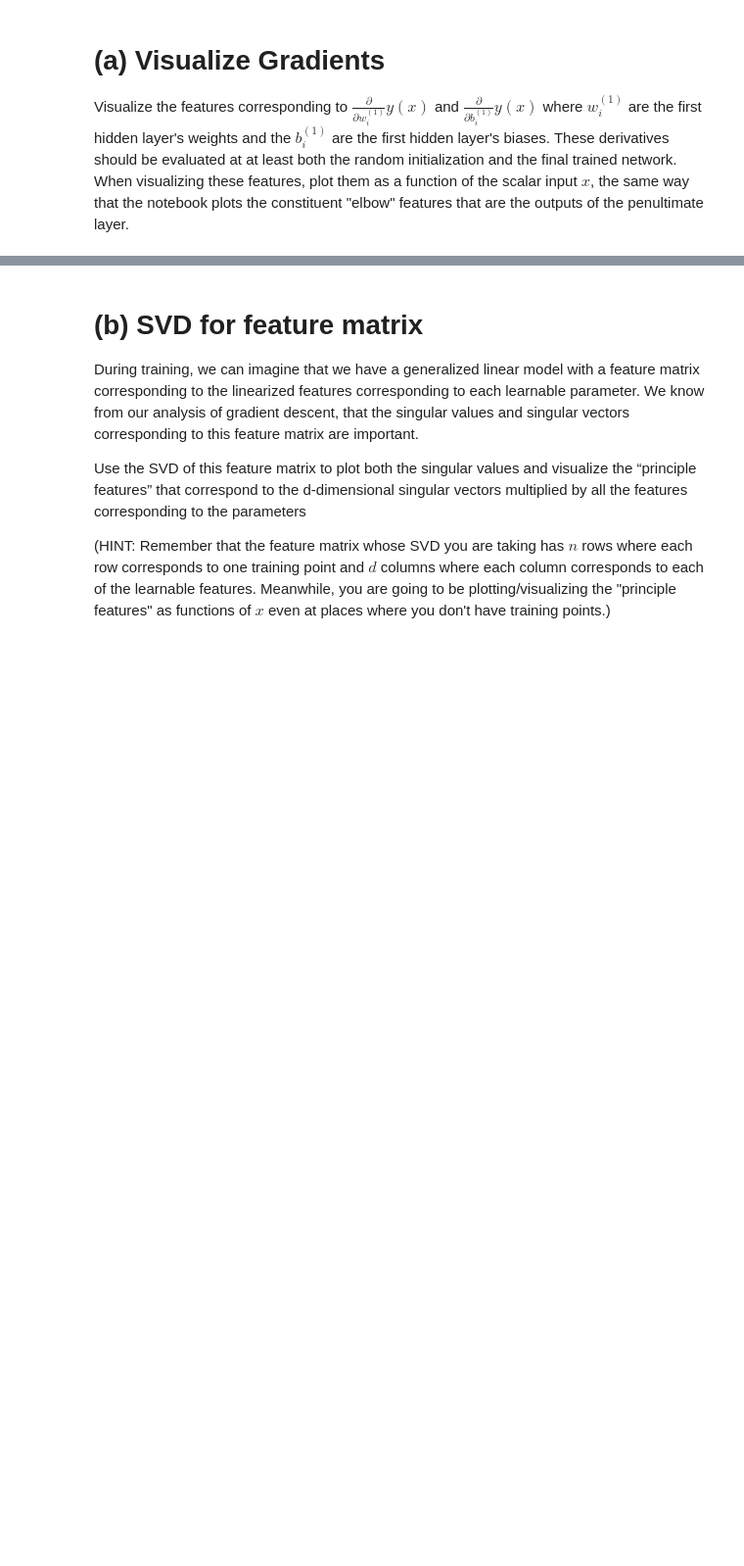
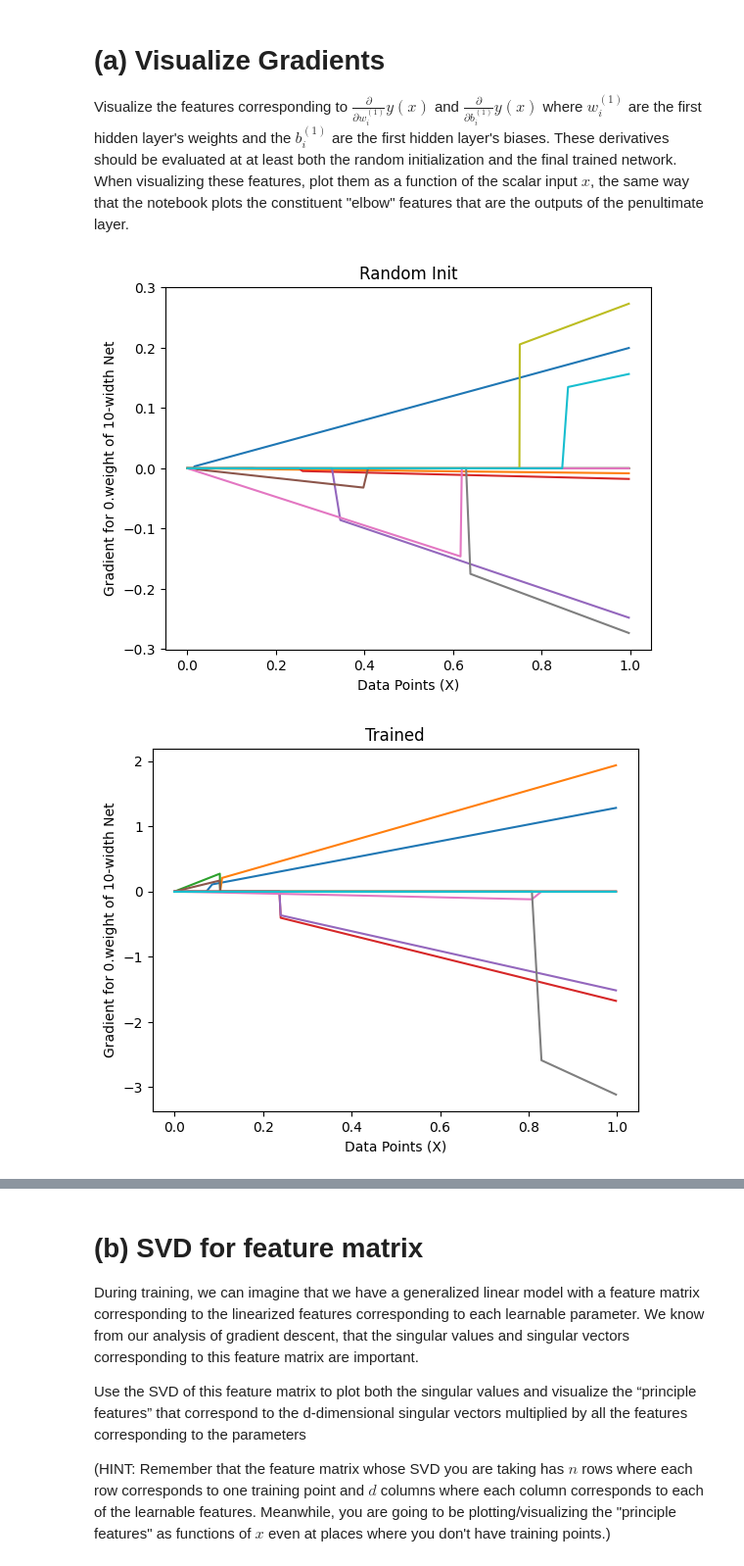
Before and after one commit to jaizunT/deep_learning, a Jupyter notebook: hw02/code/q_linearized_features.ipynb, the cells around one changed output, grey strips where cells are left out. Shown at 98% size. Drawn from its saved outputs; the diff is of its cells as text; code cells hidden in the pictures; blank space fills up the shorter version.

```diff
--- a/hw02/code/q_linearized_features.ipynb
+++ b/hw02/code/q_linearized_features.ipynb
@@ -364,34 +364,38 @@ def backward_and_plot_grad(X, model, vis_name='all', title='', legend=False):
         # TODO: Complete the following part to run backpropagation. (2 lines)
         # Hint: Remember to set grad to zero before backpropagation
         ########################################################################
-        # (YOUR CODE HERE)
+        model.zero_grad()
+        y.backward()
         ########################################################################
 
         # collect gradients from `p.grad.data`
         for n, p in model.named_parameters():
             for w_idx, w_grad in enumerate( p.grad.data.reshape(-1) ):
                 if f'{n}.{w_idx}' not in gradient_collect:
                     gradient_collect[ f'{n}.{w_idx}' ] = {'x':[], 'y': []}
                 if vis_name == 'all' or vis_name == n:
                     if f'{n}.{w_idx}' not in vis_collect:
                         vis_collect[f'{n}.{w_idx}'] = True
                 gradient_collect[ f'{n}.{w_idx}' ]['y'].append( w_grad.item() )
                 gradient_collect[ f'{n}.{w_idx}' ]['x'].append( x )
 
     for w_n in vis_collect:
         # we assume that X is sorted, so we use line plot
         plt.plot( X, gradient_collect[w_n]['y'], label=w_n )
 
     plt.xlabel('Data Points (X)')
     plt.ylabel(f'Gradient for {vis_name} of {width}-width Net')
     if legend:
         plt.legend()
     plt.title(title)
     plt.show()
 
 
 for width in nets_by_size:
     backward_and_plot_grad(X, nets_by_size[width]['net'], '0.weight', 'Random Init')
     backward_and_plot_grad(X, nets_by_size[width]['trained_net'], '0.weight', 'Trained')
     backward_and_plot_grad(X, nets_by_size[width]['net'], '0.bias', 'Random Init')
     backward_and_plot_grad(X, nets_by_size[width]['trained_net'], '0.bias', 'Trained')
+# %% [output]
+[figure, added]
+[figure, added]
```
Also changed, not shown: parts of 3 cells of this notebook.
